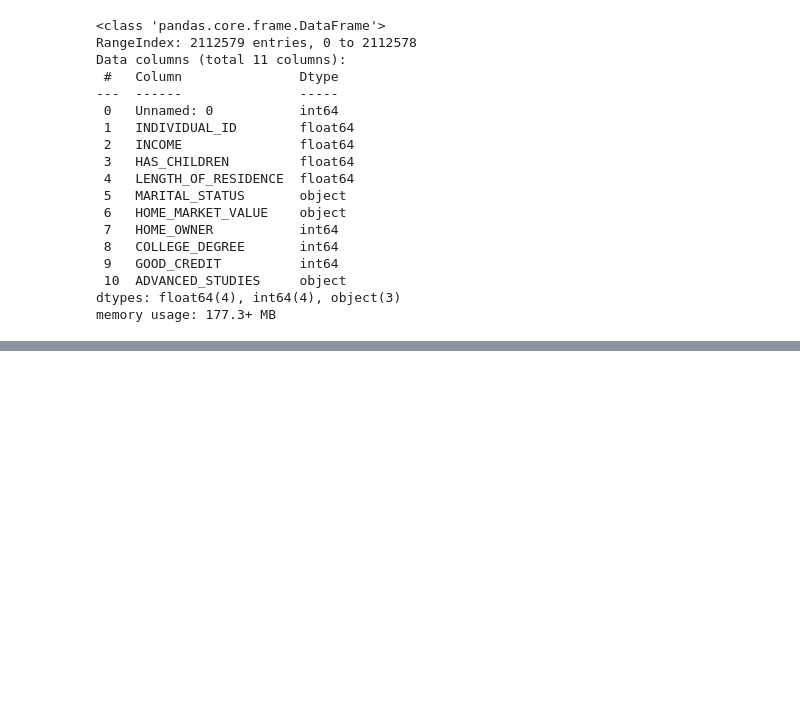
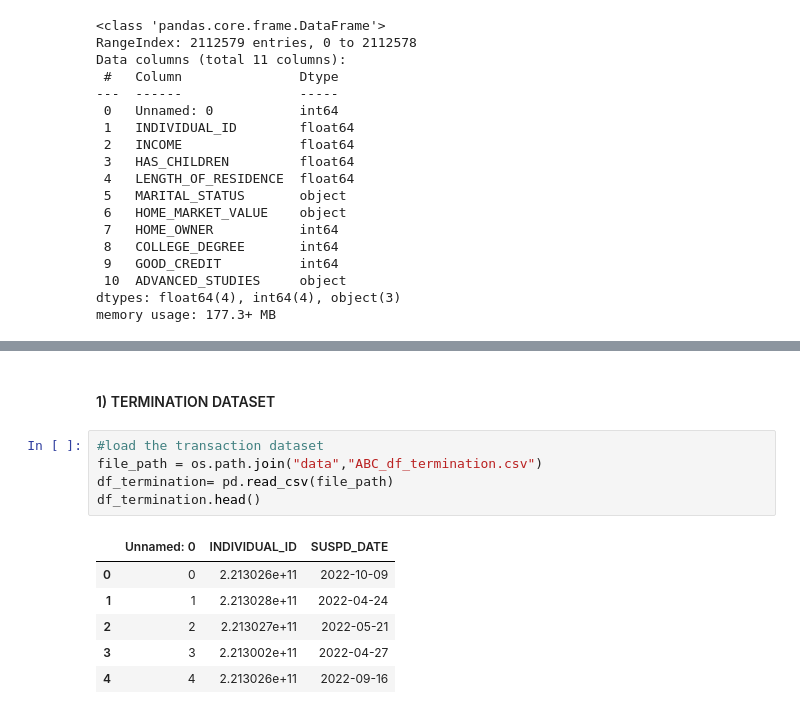
Before and after one commit to fabrizi0rigodanz0/Insurance_Analysis_ML, a Jupyter notebook: notebook.ipynb, the cells around one changed output, grey strips where cells are left out. Cells and saved outputs as stored; diff of their text form; blank space fills up the shorter version.

```diff
--- a/notebook.ipynb
+++ b/notebook.ipynb
@@ -214,3 +214,17 @@ df_demographic.describe(include='all')
 | 50% | 1.056289e+06 | 2.213018e+11 | 1.205583e+05 | 0.000000e+00 | 6.801000e+00 | NaN | ... |
 | 75% | 1.584434e+06 | 2.213027e+11 | 1.312500e+05 | 1.000000e+00 | 1.100000e+01 | NaN | ... |
 | max | 2.112578e+06 | 2.213033e+11 | 3.750000e+05 | 6.000000e+00 | 1.500000e+01 | NaN | ... |
+# %% [markdown]
+#### 1) TERMINATION DATASET
+# %%
+#load the transaction dataset
+file_path = os.path.join("data","ABC_df_termination.csv")
+df_termination= pd.read_csv(file_path)
+df_termination.head()
+# %% [output]
+|  | Unnamed: 0 | INDIVIDUAL_ID | SUSPD_DATE |
+| 0 | 0 | 2.213026e+11 | 2022-10-09 |
+| 1 | 1 | 2.213028e+11 | 2022-04-24 |
+| 2 | 2 | 2.213027e+11 | 2022-05-21 |
+| 3 | 3 | 2.213002e+11 | 2022-04-27 |
+| 4 | 4 | 2.213026e+11 | 2022-09-16 |
```
Also changed, not shown: parts of 15 cells of this notebook.
